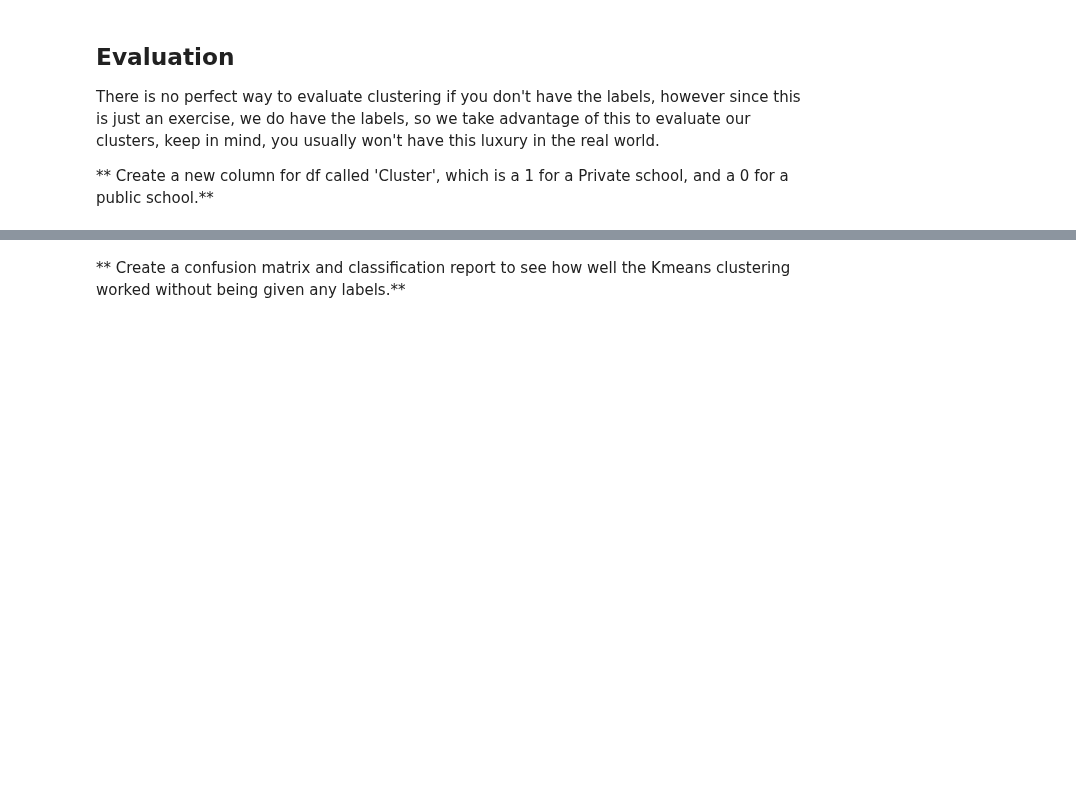
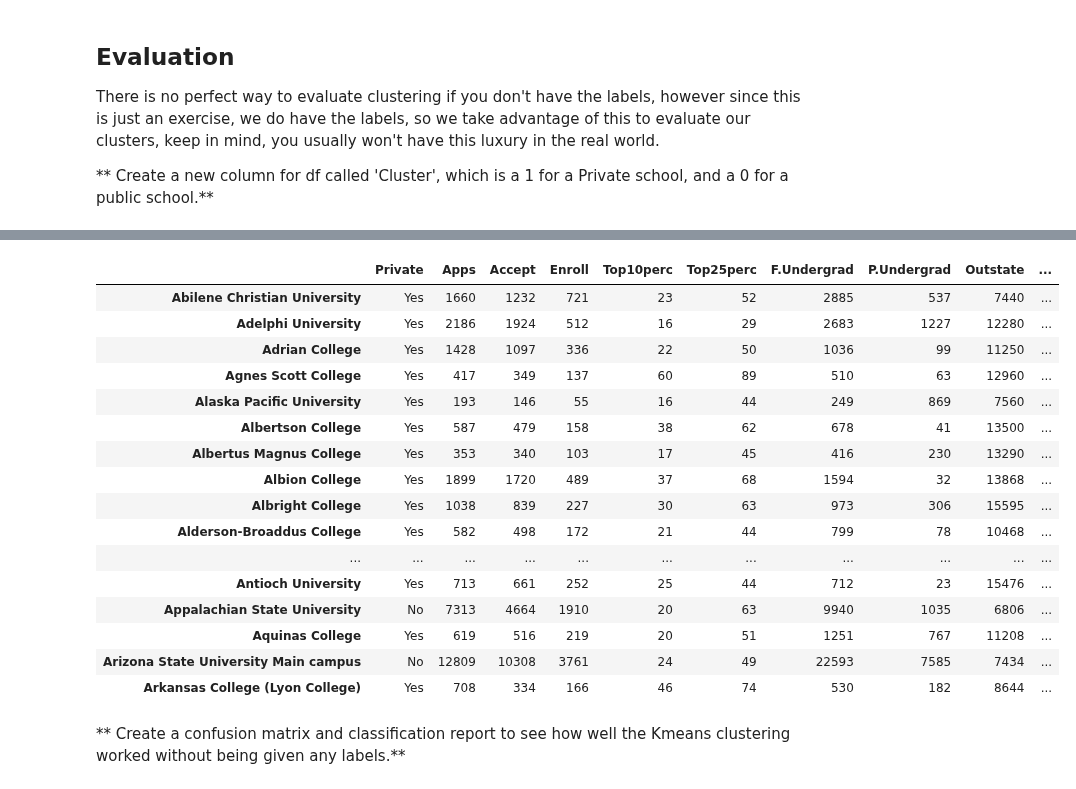
Before and after one commit to thomasdunlap/Python-DS-And-ML-Bootcamp, a Jupyter notebook: Machine Learning Sections/K-Means-Clustering/K Means Clustering Project .ipynb, the cells around one changed output, grey strips where cells are left out. Saved outputs shown, nothing was run; the diff lists cells and outputs as text; code cells hidden in the pictures; blank space fills up the shorter version.

```diff
--- a/Machine Learning Sections/K-Means-Clustering/K Means Clustering Project .ipynb
+++ b/Machine Learning Sections/K-Means-Clustering/K Means Clustering Project .ipynb
@@ -211,3 +204,25 @@ There is no perfect way to evaluate clustering if you don't have the labels, how
+# %%
+college["Cluster"] = college["Private"].apply(lambda x: 1 if x == "Yes" else 0)
+# %%
+college.head(25)
+# %% [output]
+|  | Private | Apps | Accept | Enroll | Top10perc | Top25perc | F.Undergrad | P.Undergrad | Outstate | ... |
+| Abilene Christian University | Yes | 1660 | 1232 | 721 | 23 | 52 | 2885 | 537 | 7440 | ... |
+| Adelphi University | Yes | 2186 | 1924 | 512 | 16 | 29 | 2683 | 1227 | 12280 | ... |
+| Adrian College | Yes | 1428 | 1097 | 336 | 22 | 50 | 1036 | 99 | 11250 | ... |
+| Agnes Scott College | Yes | 417 | 349 | 137 | 60 | 89 | 510 | 63 | 12960 | ... |
+| Alaska Pacific University | Yes | 193 | 146 | 55 | 16 | 44 | 249 | 869 | 7560 | ... |
+| Albertson College | Yes | 587 | 479 | 158 | 38 | 62 | 678 | 41 | 13500 | ... |
+| Albertus Magnus College | Yes | 353 | 340 | 103 | 17 | 45 | 416 | 230 | 13290 | ... |
+| Albion College | Yes | 1899 | 1720 | 489 | 37 | 68 | 1594 | 32 | 13868 | ... |
+| Albright College | Yes | 1038 | 839 | 227 | 30 | 63 | 973 | 306 | 15595 | ... |
+| Alderson-Broaddus College | Yes | 582 | 498 | 172 | 21 | 44 | 799 | 78 | 10468 | ... |
+| ... | ... | ... | ... | ... | ... | ... | ... | ... | ... | ... |
+| Antioch University | Yes | 713 | 661 | 252 | 25 | 44 | 712 | 23 | 15476 | ... |
+| Appalachian State University | No | 7313 | 4664 | 1910 | 20 | 63 | 9940 | 1035 | 6806 | ... |
+| Aquinas College | Yes | 619 | 516 | 219 | 20 | 51 | 1251 | 767 | 11208 | ... |
+| Arizona State University Main campus | No | 12809 | 10308 | 3761 | 24 | 49 | 22593 | 7585 | 7434 | ... |
+| Arkansas College (Lyon College) | Yes | 708 | 334 | 166 | 46 | 74 | 530 | 182 | 8644 | ... |
 # %% [markdown]
 ** Create a confusion matrix and classification report to see how well the Kmeans clustering worked without being given any labels.**
 # %%
```
Also changed, not shown: parts of 3 cells of this notebook.
